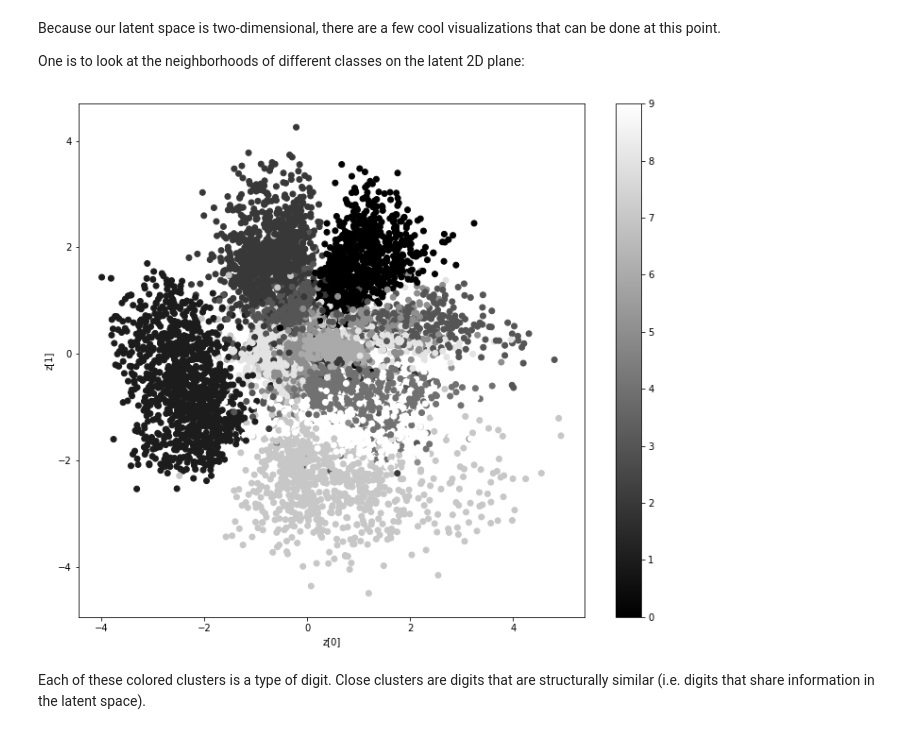
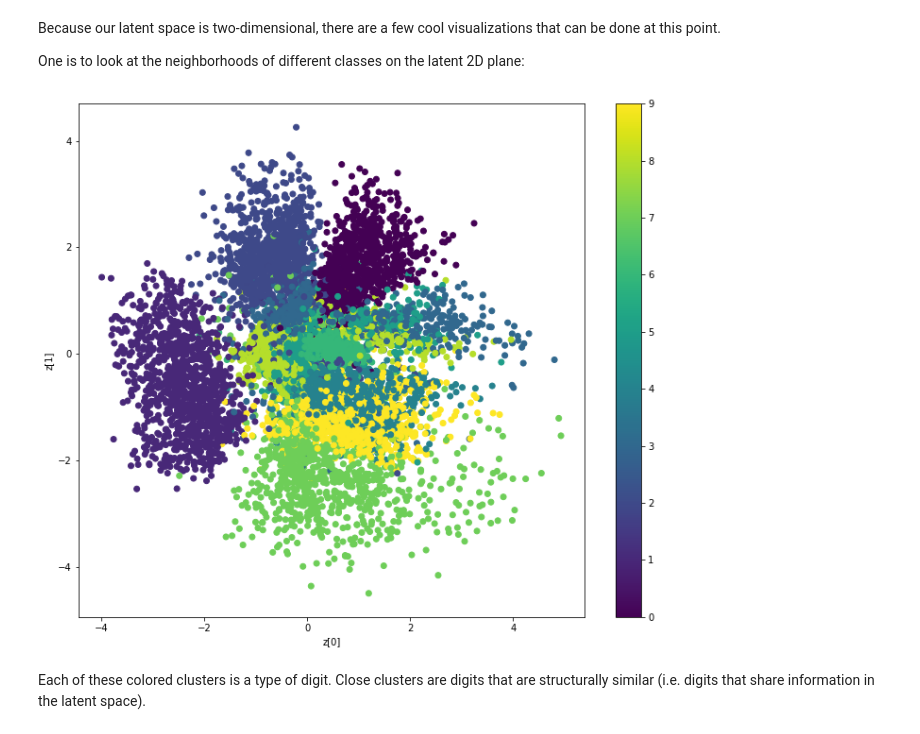
Before and after one commit to EugeniaSpedicato/TUDortmundMLSeminar, a Jupyter notebook: Exercises/Ex7/ex7_sol.ipynb, the cells around one changed output. Cells and saved outputs as stored; diff of their text form; code cells hidden in the pictures.

```diff
--- a/Exercises/Ex7/ex7_sol.ipynb
+++ b/Exercises/Ex7/ex7_sol.ipynb
@@ -746,15 +746,15 @@ x_test_encoded = encoder.predict(x_test, batch_size=batch_size)
 # %%
 # display a 2D plot of the digit classes in the latent space
 z_mean, _, _ = encoder.predict(x_test,
                                batch_size=batch_size)
 plt.figure(figsize=(12, 10))
-plt.scatter(z_mean[:, 0], z_mean[:, 1], c=y_test)
+plt.scatter(z_mean[:, 0], z_mean[:, 1], c=y_test, cmap='viridis')
 plt.colorbar()
 plt.xlabel("z[0]")
 plt.ylabel("z[1]")
 plt.show()
 # %% [output]
-[figure, old version]
+[figure, new version]
 # %% [markdown]
 Each of these colored clusters is a type of digit. Close clusters are digits that are structurally similar (i.e. digits that share information in the latent space).
 # %% [markdown]
```
Also changed, not shown: parts of 1 cell of this notebook.
